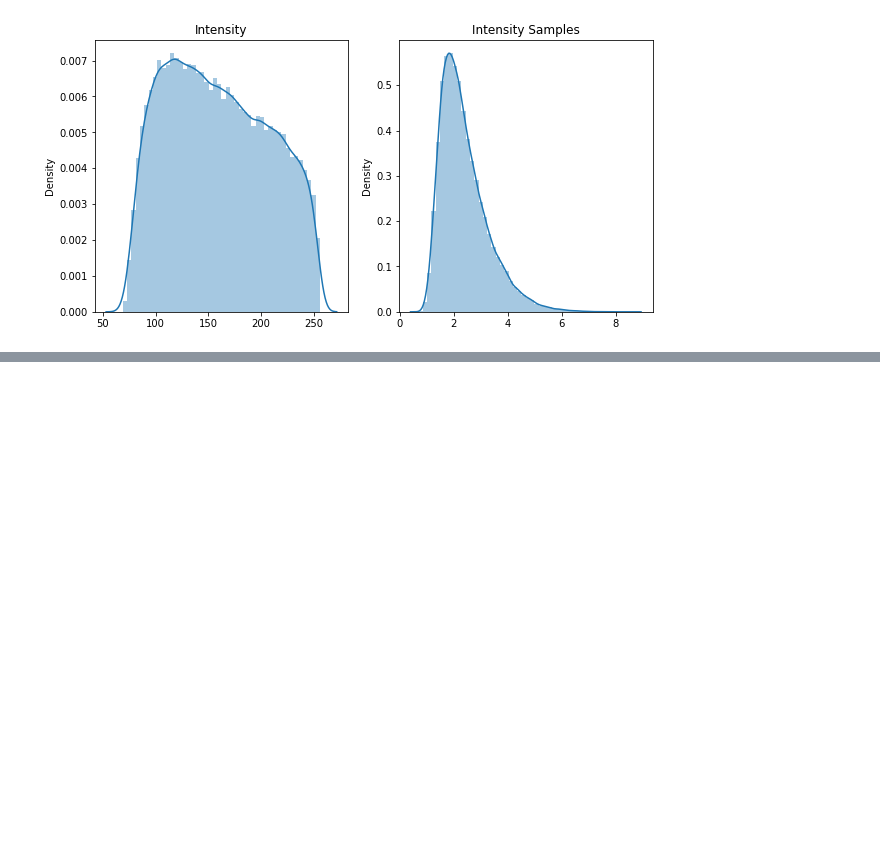
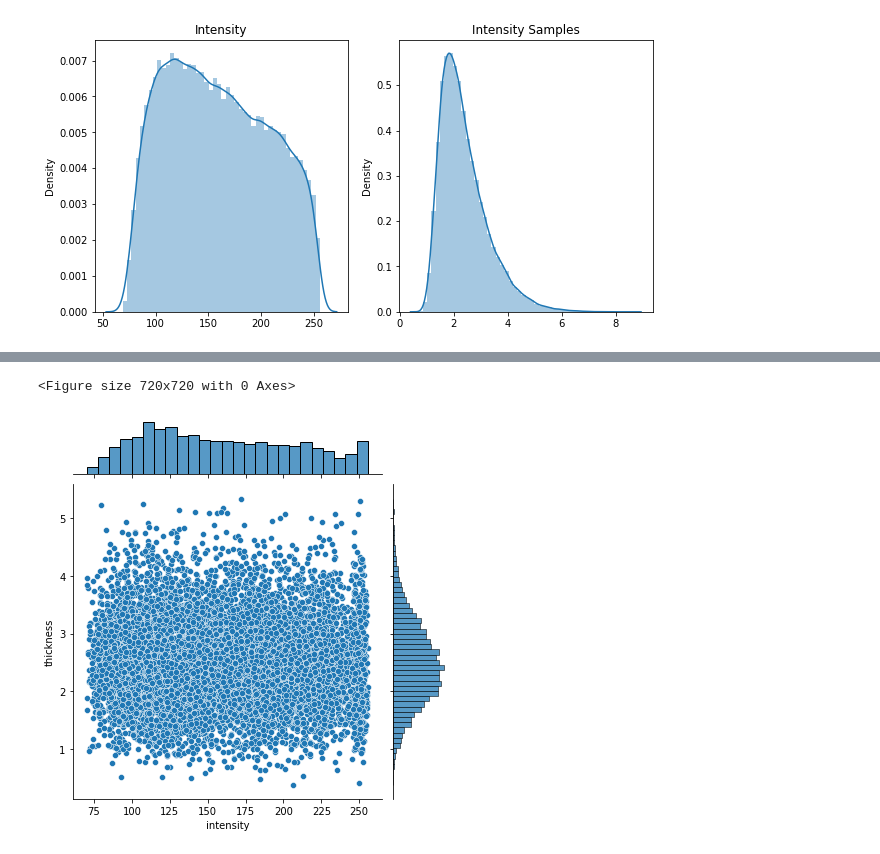
Before and after one commit to RajatRasal/deepscm, a Jupyter notebook: deepscm/datasets/morphomnist/intensity_causes_thickness.ipynb, the cells around one changed output, grey strips where cells are left out. Cells and saved outputs as stored; diff of their text form; code cells hidden in the pictures; blank space fills up the shorter version.

```diff
--- a/deepscm/datasets/morphomnist/intensity_causes_thickness.ipynb
+++ b/deepscm/datasets/morphomnist/intensity_causes_thickness.ipynb
@@ -440,0 +668,12 @@ plt.show()
+# %%
+_intensity_samples = flow_dist.sample([10000])
+conditional_thickness_samples = thickness_c_dist.condition(_intensity_samples).sample([10000])
+
+
+# generated_dataset = torch.cat([_intensity_samples, conditional_thickness_samples]).cpu().t().numpy()
+# generated_df = pd.DataFrame(generated_dataset, columns=['intensity', 'thickness'])
+
+# plt.figure(figsize=(10, 10))
+
+# sns.jointplot(data=generated_df, x="intensity", y="thickness")
+# plt.show()
@@ -440,0 +684,7 @@ plt.show()
+# %%
+generated_res = torch.transpose(
+    torch.stack([_intensity_samples, conditional_thickness_samples]), 0, 1
+).squeeze(-1).cpu().numpy()
+generated_res_df = pd.DataFrame(generated_res, columns=['intensity', 'thickness'])
+
+generated_res_df.head()
@@ -440,0 +698,8 @@ plt.show()
+# %%
+plt.figure(figsize=(10, 10))
+
+sns.jointplot(data=generated_res_df, x="intensity", y="thickness")
+plt.show()
+# %% [output]
+<Figure size 720x720 with 0 Axes>
+[figure, added]
```
Also changed, not shown: parts of 26 cells of this notebook.
